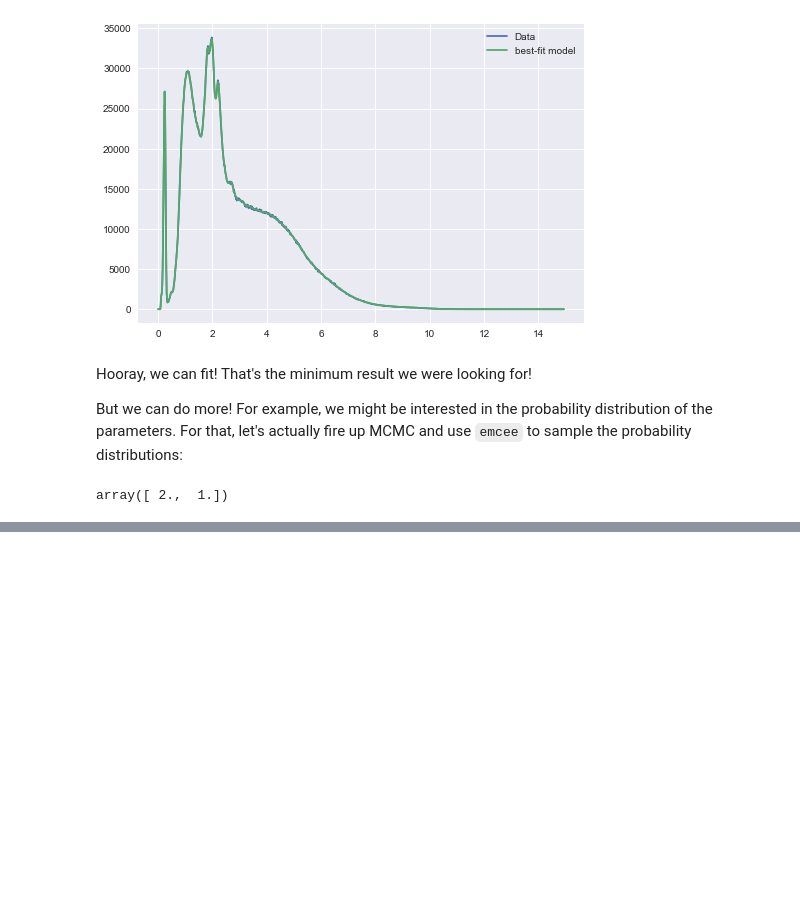
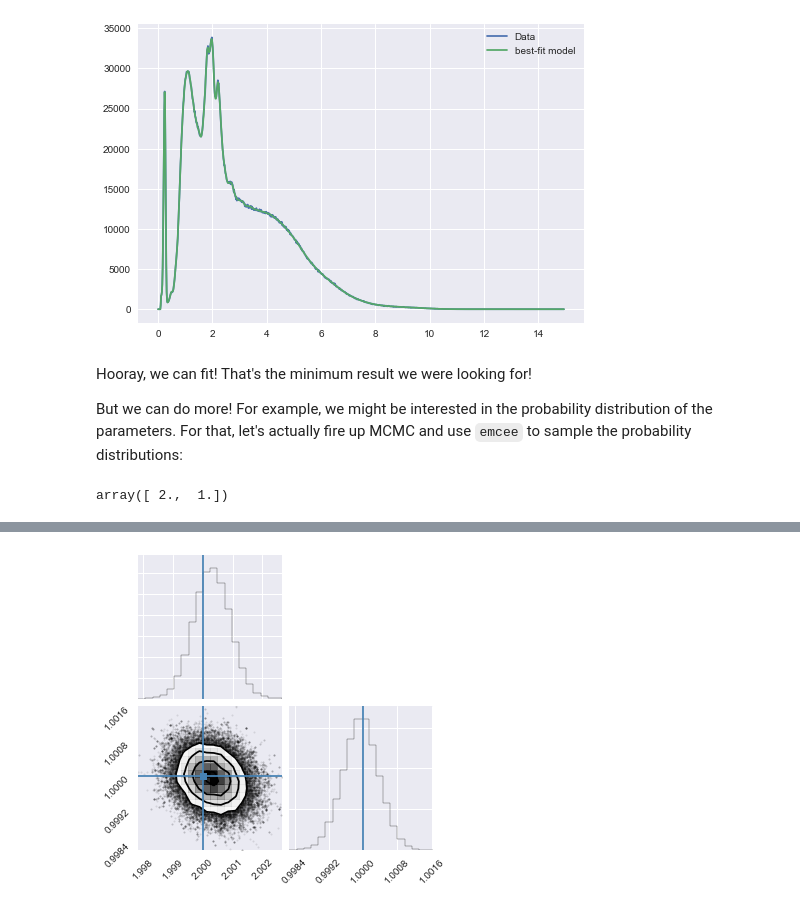
Before and after one commit to dhuppenkothen/clarsach, a Jupyter notebook: notebooks/ParTest_ProofOfConcept.ipynb, the cells around one changed output, grey strips where cells are left out. Saved outputs shown, nothing was run; the diff lists cells and outputs as text; code cells hidden in the pictures; blank space fills up the shorter version.

```diff
--- a/notebooks/ParTest_ProofOfConcept.ipynb
+++ b/notebooks/ParTest_ProofOfConcept.ipynb
@@ -259,0 +271,4 @@ _, _, _ = sampler.run_mcmc(pos, niter, rstate0=stat)
+# %%
+_ = corner.corner(fl, truths=[2,1])
+# %% [output]
+[figure, added]
```
Also changed, not shown: parts of 21 cells of this notebook.
